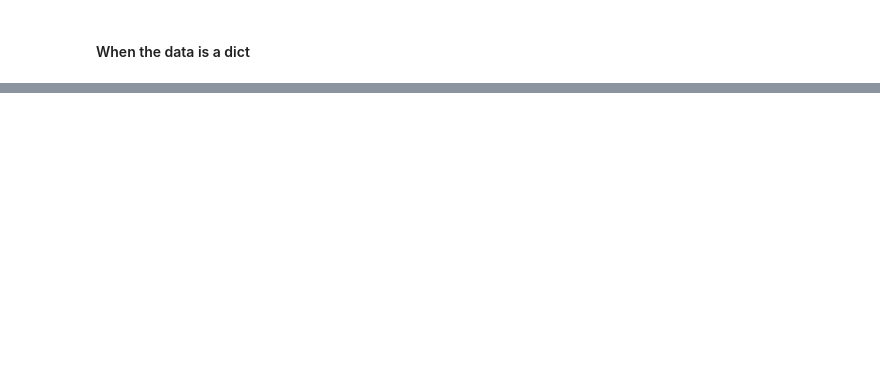
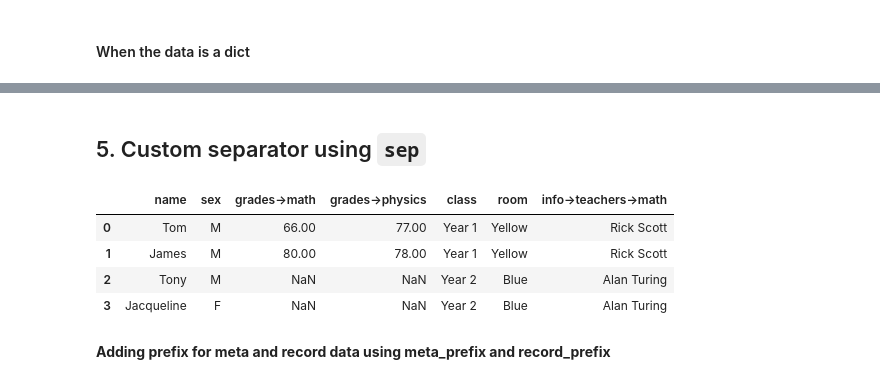
Before and after one commit to SwimmingInCodes/dataAnalysis, a Jupyter notebook: pandas/pandas_json_normalize().ipynb, the cells around one changed output, grey strips where cells are left out. Saved outputs shown, nothing was run; the diff lists cells and outputs as text; code cells hidden in the pictures; blank space fills up the shorter version.

```diff
--- a/pandas/pandas_json_normalize().ipynb
+++ b/pandas/pandas_json_normalize().ipynb
@@ -162,0 +301,44 @@ pd.json_normalize(json_obj)
+# %% [markdown]
+## 5. Custom separator using `sep`
+# %%
+data = [
+    {
+        'class': 'Year 1',
+        'student count': 20,
+        'room': 'Yellow',
+        'info': {
+            'teachers': { 'math': 'Rick Scott', 'physics': 'Elon Mask' }
+        },
+        'students': [
+            { 'name': 'Tom', 'sex': 'M', 'grades': { 'math': 66, 'physics': 77 } },
+            { 'name': 'James', 'sex': 'M', 'grades': { 'math': 80, 'physics': 78 } },
+        ]
+    },
+    {
+        'class': 'Year 2',
+        'student count': 25,
+        'room': 'Blue',
+        'info': {
+            'teachers': { 'math': 'Alan Turing', 'physics': 'Albert Einstein' }
+        },
+        'students': [
+            { 'name': 'Tony', 'sex': 'M' },
+            { 'name': 'Jacqueline', 'sex': 'F' },
+        ]
+    },
+]
+
+pd.json_normalize(
+    data,
+    record_path =['students'],
+    meta=['class', 'room', ['info', 'teachers', 'math']],
+    sep='->'
+)
+# %% [output]
+|  | name | sex | grades->math | grades->physics | class | room | info->teachers->math |
+| 0 | Tom | M | 66.00 | 77.00 | Year 1 | Yellow | Rick Scott |
+| 1 | James | M | 80.00 | 78.00 | Year 1 | Yellow | Rick Scott |
+| 2 | Tony | M | NaN | NaN | Year 2 | Blue | Alan Turing |
+| 3 | Jacqueline | F | NaN | NaN | Year 2 | Blue | Alan Turing |
+# %% [markdown]
+**Adding prefix for meta and record data using meta_prefix and record_prefix**
```
Also changed, not shown: parts of 14 cells of this notebook, 2 other files.
